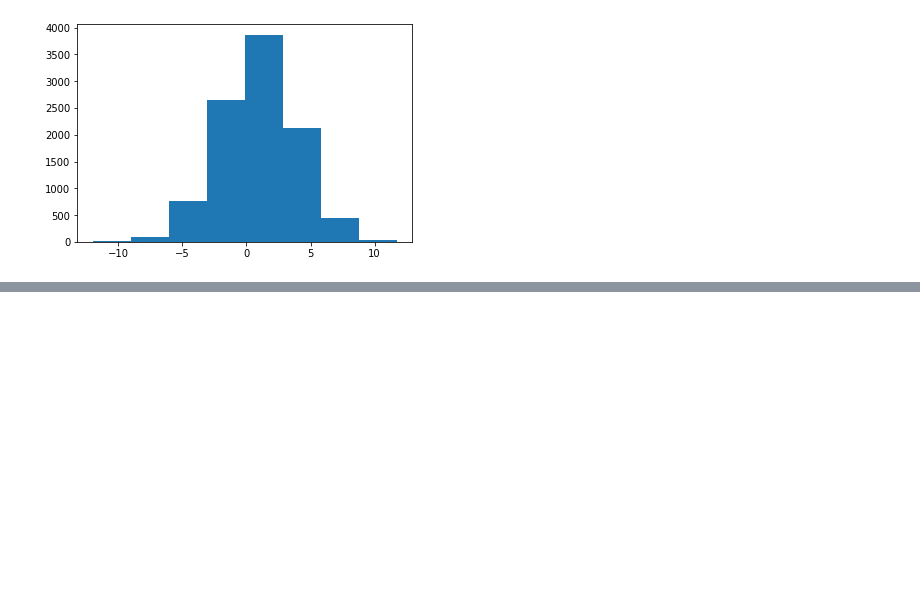
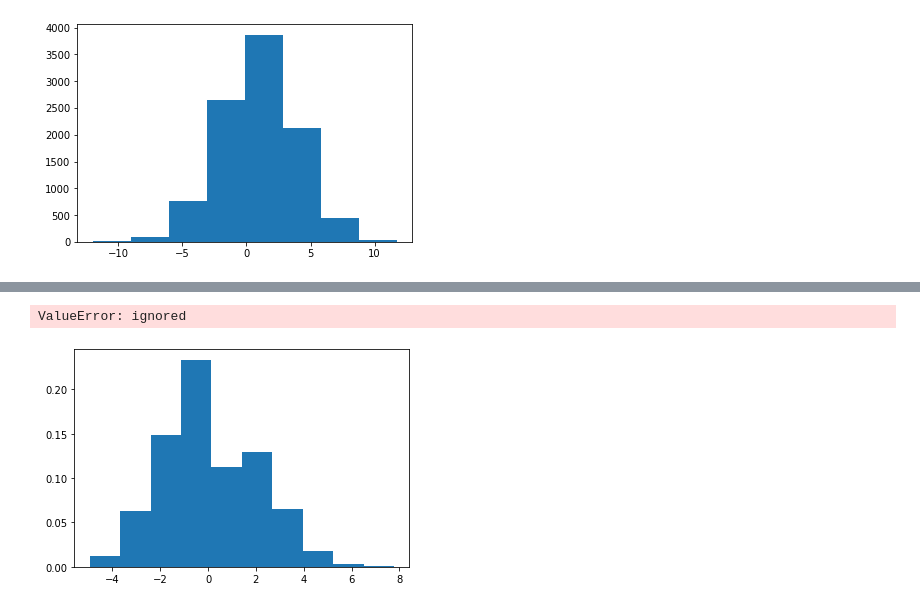
Before and after one commit to jp0utside/Programming-for-Mathematics, a Jupyter notebook: Warmups.ipynb, the cells around one changed output, grey strips where cells are left out. Drawn from its saved outputs; the diff is of its cells as text; code cells hidden in the pictures; blank space fills up the shorter version.

```diff
--- a/Warmups.ipynb
+++ b/Warmups.ipynb
@@ -113,0 +148,9 @@ np.max(d_list)
+# %%
+devs = np.sqrt(N) * (means - mu)
+plt.hist(devs, density = True)
+x = np.linspace(-6, 6, 1000)
+y = (1/(sigma*np.sqrt(2*np.pi))) * np.exp(-0.5*(x/sigma)**2)
+plt.plot(x, y, color = "redblue")
+# %% [output]
+ValueError: ignored
+[figure, added]
```
Also changed, not shown: parts of 4 cells of this notebook.
